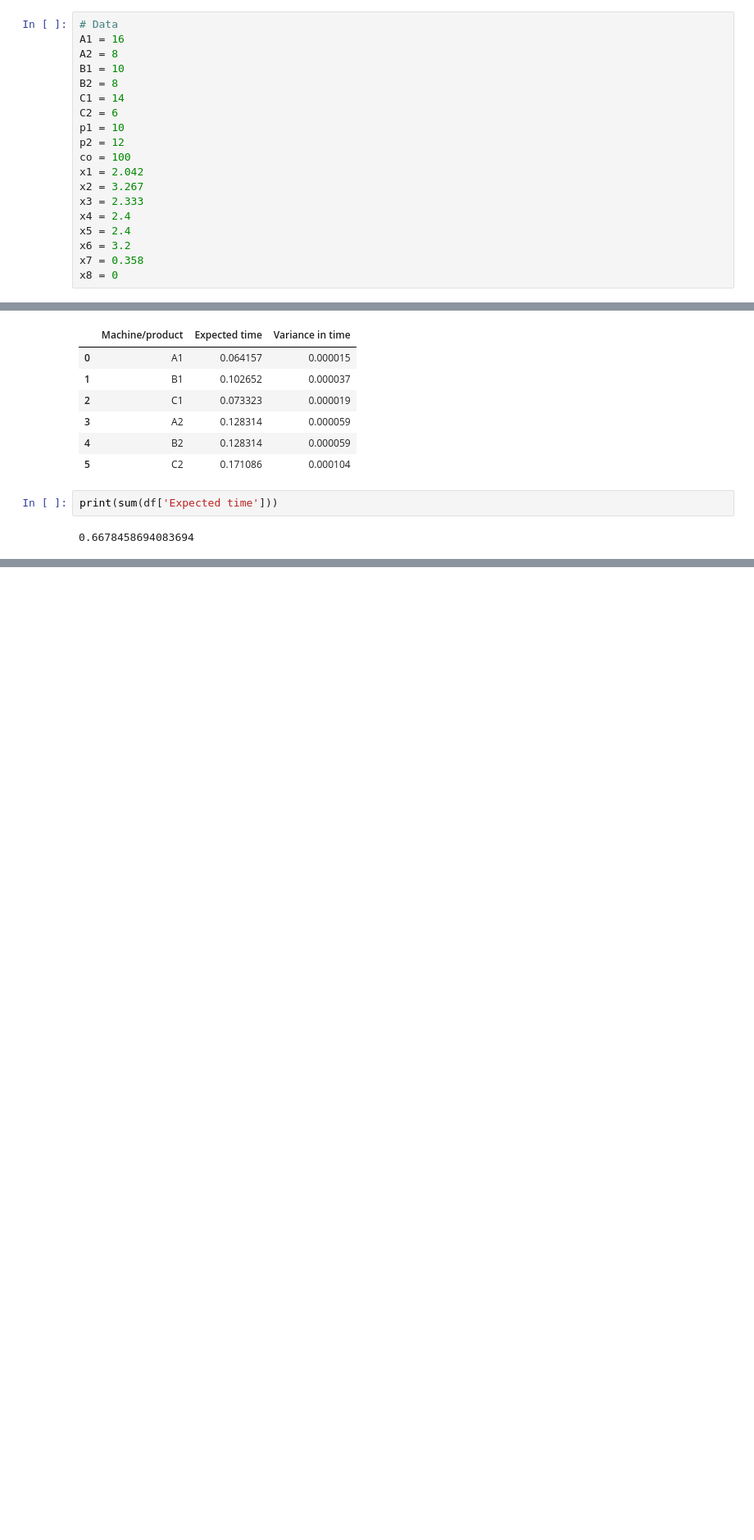
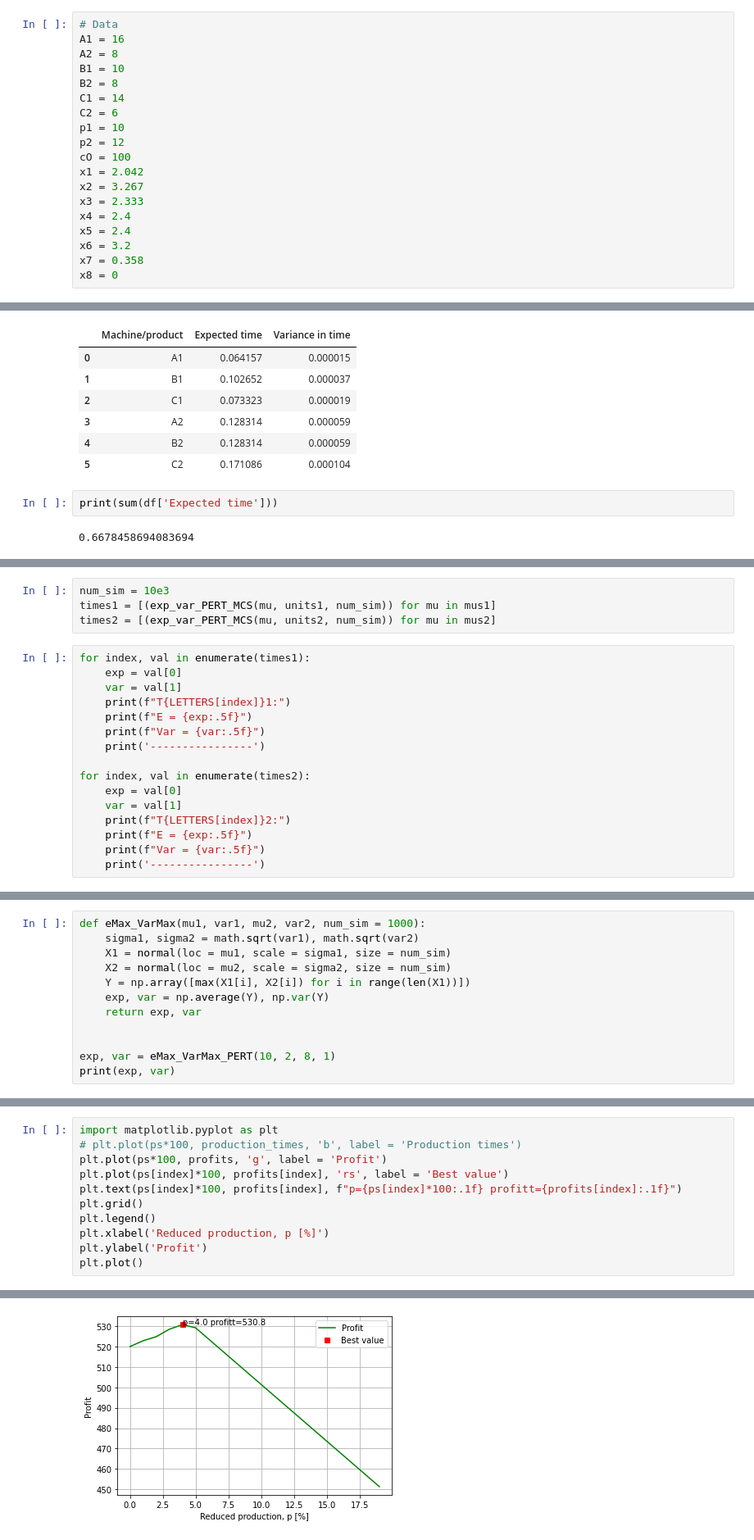
Before and after one commit to TinusAlsos/TPK5115, a Jupyter notebook: TPK5115_Semester_work/Task2.ipynb, the cells around one changed output, grey strips where cells are left out. Shown at 82% size. Drawn from its saved outputs; the diff is of its cells as text; blank space fills up the shorter version.

```diff
--- a/TPK5115_Semester_work/Task2.ipynb
+++ b/TPK5115_Semester_work/Task2.ipynb
@@ -10,7 +10,7 @@ C1 = 14
 C2 = 6
 p1 = 10
 p2 = 12
-co = 100
+cO = 100
 x1 = 2.042
 x2 = 3.267
 x3 = 2.333
@@ -101,0 +237,20 @@ print(1/e1)
+# %%
+num_sim = 10e3
+times1 = [(exp_var_PERT_MCS(mu, units1, num_sim)) for mu in mus1]
+times2 = [(exp_var_PERT_MCS(mu, units2, num_sim)) for mu in mus2]
+# %%
+for index, val in enumerate(times1):
+    exp = val[0]
+    var = val[1]
+    print(f"T{LETTERS[index]}1:")
+    print(f"E = {exp:.5f}")
+    print(f"Var = {var:.5f}")
+    print('----------------')
+
+for index, val in enumerate(times2):
+    exp = val[0]
+    var = val[1]
+    print(f"T{LETTERS[index]}2:")
+    print(f"E = {exp:.5f}")
+    print(f"Var = {var:.5f}")
+    print('----------------')
@@ -101,0 +307,12 @@ print(1/e1)
+# %%
+def eMax_VarMax(mu1, var1, mu2, var2, num_sim = 1000):
+    sigma1, sigma2 = math.sqrt(var1), math.sqrt(var2)
+    X1 = normal(loc = mu1, scale = sigma1, size = num_sim)
+    X2 = normal(loc = mu2, scale = sigma2, size = num_sim)
+    Y = np.array([max(X1[i], X2[i]) for i in range(len(X1))])
+    exp, var = np.average(Y), np.var(Y)
+    return exp, var
+
+
+exp, var = eMax_VarMax_PERT(10, 2, 8, 1)
+print(exp, var)
@@ -101,0 +392,12 @@ print(1/e1)
+# %%
+import matplotlib.pyplot as plt
+# plt.plot(ps*100, production_times, 'b', label = 'Production times')
+plt.plot(ps*100, profits, 'g', label = 'Profit')
+plt.plot(ps[index]*100, profits[index], 'rs', label = 'Best value')
+plt.text(ps[index]*100, profits[index], f"p={ps[index]*100:.1f} profitt={profits[index]:.1f}")
+plt.grid()
+plt.legend()
+plt.xlabel('Reduced production, p [%]')
+plt.ylabel('Profit')
+plt.plot()
+# %% [output]
@@ -101,0 +405 @@ print(1/e1)
+[figure, added]
```
Also changed, not shown: parts of 44 cells of this notebook, 5 other files.
